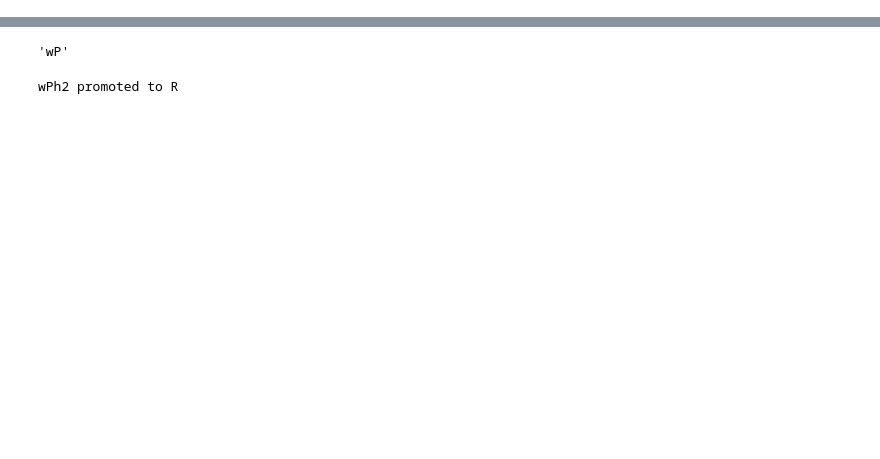
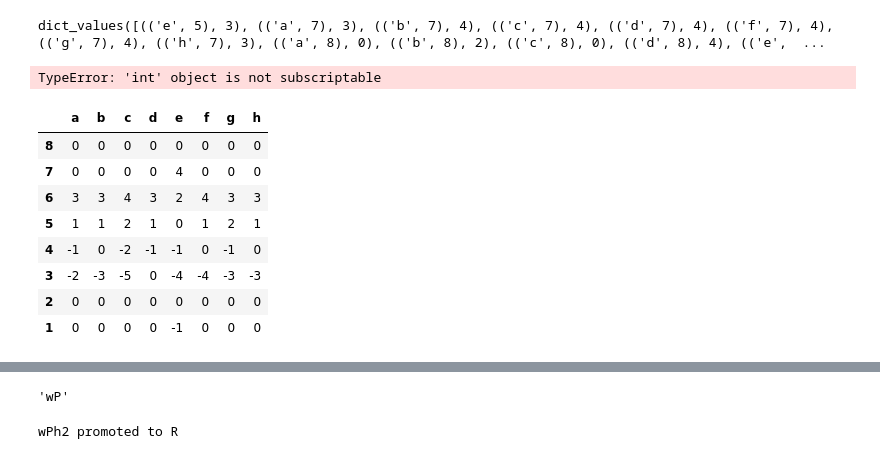
Before and after one commit to PGComai/pandas-chess, a Jupyter notebook: chess bot 2.ipynb, the cells around one changed output, grey strips where cells are left out. Drawn from its saved outputs; the diff is of its cells as text; code cells hidden in the pictures; blank space fills up the shorter version.

```diff
--- a/chess bot 2.ipynb
+++ b/chess bot 2.ipynb
@@ -498,2 +501,76 @@ b2.body
 | 2 | wP | wP | wP | wP | wP | wP | wP | wP |
 | 1 | wR | wN | wB | wQ | 0 | wB | wN | wR |
+# %%
+teamB = game.myTeam('b', imaginary=True)
+teamW = game.myTeam('w', imaginary=True)
+print(teamB.values())
+
+for file in claim.files:
+    for rank in claim.ranks:
+        x = claim.body.at[rank,file]
+        if x != 0:
+            if x[0 == 'b':
+                claim.body.at[rank,file] = 1
+            elif x[0] == 'w':
+                claim.body.at[rank,file] = -1
+            else:
+                claim.body.at[rank,file] = 0
+
+locsB = []
+locsW = []
+targetsB = []
+targetsW = []
+for loc in teamB.values():
+        #print(loc[0])
+        locsB.append(loc)
+for loc in teamW.values():
+        #print(loc[0])
+        locsW.append(loc)
+
+for spot in locsB:
+    #use moveTester values as claims
+    #print(spot[0])
+    #print(square)
+    claims = game.moveTester(spot[0], imaginary=True)
+    #print(claims)
+    #print(claims.values())
+    for target in claims.values():
+        targetsB += target
+#print(targets)
+print('targets: ' + str(len(targetsB)))
+for spot in locsW:
+    #use moveTester values as claims
+    #print(spot[0])
+    #print(square)
+    claims = game.moveTester(spot[0], imaginary=True)
+    #print(claims)
+    #print(claims.values())
+    for target in claims.values():
+        targetsW += target
+#print(targets)
+print('targets: ' + str(len(targetsW)))
+
+for b in targetsB:
+    #value = game.body.at[x[1], x[0]]
+    #print(value)
+    claim.body.at[b[1], b[0]] += 1
+
+for w in targetsW:
+    #value = game.body.at[x[1], x[0]]
+    #print(value)
+    claim.body.at[w[1], w[0]] -= 1
+# %% [output]
+dict_values([(('e', 5), 3), (('a', 7), 3), (('b', 7), 4), (('c', 7), 4), (('d', 7), 4), (('f', 7), 4), (('g', 7), 4), (('h', 7), 3), (('a', 8), 0), (('b', 8), 2), (('c', 8), 0), (('d', 8), 4), (('e',  ...
+TypeError: 'int' object is not subscriptable
+# %%
+claim.body
+# %% [output]
+|  | a | b | c | d | e | f | g | h |
+| 8 | 0 | 0 | 0 | 0 | 0 | 0 | 0 | 0 |
+| 7 | 0 | 0 | 0 | 0 | 4 | 0 | 0 | 0 |
+| 6 | 3 | 3 | 4 | 3 | 2 | 4 | 3 | 3 |
+| 5 | 1 | 1 | 2 | 1 | 0 | 1 | 2 | 1 |
+| 4 | -1 | 0 | -2 | -1 | -1 | 0 | -1 | 0 |
+| 3 | -2 | -3 | -5 | 0 | -4 | -4 | -3 | -3 |
+| 2 | 0 | 0 | 0 | 0 | 0 | 0 | 0 | 0 |
+| 1 | 0 | 0 | 0 | 0 | -1 | 0 | 0 | 0 |
```
Also changed, not shown: parts of 20 cells of this notebook, 1 other file.
